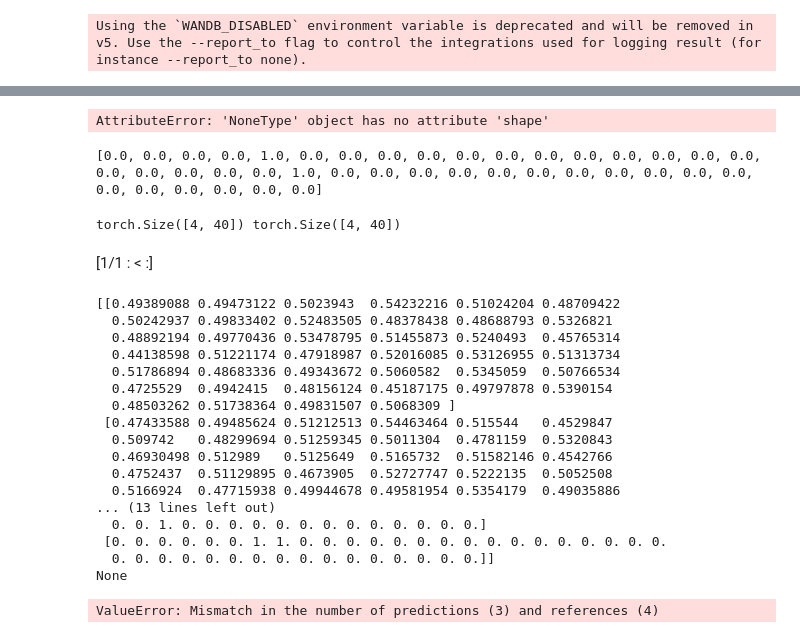
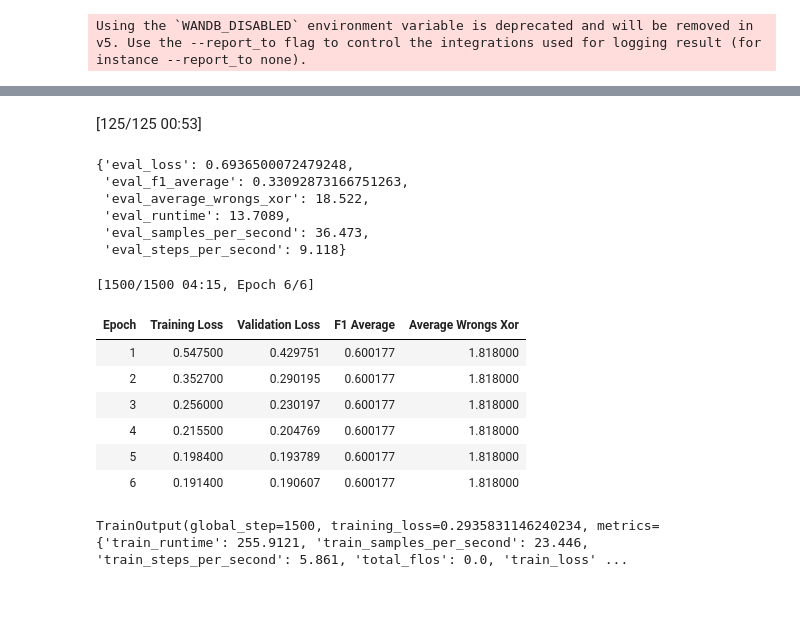
Before and after one commit to RicoBorra/ProteinFunctionPrediction, a Jupyter notebook: get_go_slimming_set_annotation.ipynb, the cells around one changed output, grey strips where cells are left out. Drawn from its saved outputs; the diff is of its cells as text; code cells hidden in the pictures; blank space fills up the shorter version.

Commit message:
Implemented metrics and finished pipeline

```diff
--- a/get_go_slimming_set_annotation.ipynb
+++ b/get_go_slimming_set_annotation.ipynb
@@ -167,15 +145,13 @@ class ESMwithMultiClass(nn.Module):
 class MultilabelTrainer(Trainer):
     def compute_loss(self, model, inputs, return_outputs=False):
         labels = inputs.get("labels")
-        print(labels)
         logits = model(**inputs)['logits']
         #logits = outputs.get('logits')
-        print(logits.shape, labels.shape)
         loss_fct = nn.BCELoss()
         loss = loss_fct(logits.view(-1, self.model.num_labels),
                         labels.float().view(-1, self.model.num_labels))
         loss = loss.mean()
-        return (loss, logits) if return_outputs else loss
+        return (loss, model(**inputs)) if return_outputs else loss
 # %%
 import evaluate
 from transformers import DataCollatorWithPadding
@@ -184,17 +160,23 @@ from typing import List, Dict, Any
 def compute_metrics(eval_pred):
     f1_score = evaluate.load("f1")
     predictions, labels = eval_pred
-    print(predictions, labels)
-    print(eval_pred.inputs)
+    #print("metrics")
+    #print(predictions, labels)
+    #print(eval_pred.inputs)
     predictions = np.where(predictions > 0.5, 1, 0)
-    return f1_score.compute(predictions=predictions, references=labels, average="macro")
+    labels = np.where(labels > 0.5, 1, 0)
+    f1s = []
+    for i in range(40):
+        f1s.append(f1_score.compute(predictions=predictions[:, i], references=labels[:, i], average="macro")['f1'])
+    average_wrongs = np.logical_xor(predictions, labels).sum(axis=1).mean()
+    return {'f1_average' : sum(f1s) / len(f1s), 'average_wrongs_xor' : float(average_wrongs)}
 
 data_collator = DataCollatorWithPadding(tokenizer=tokenizer)
 # %%
 esm = ESMwithMultiClass()
 training_args = TrainingArguments(
     output_dir="./esm_multilabel",
-    learning_rate=1e-5,
+    learning_rate=1e-4,
     per_device_train_batch_size=BATCH_SIZE,
     per_device_eval_batch_size=BATCH_SIZE,
     num_train_epochs=NUM_EPOCHS,
@@ -210,8 +192,8 @@ Using the `WANDB_DISABLED` environment variable is deprecated and will be remove
 trainer = MultilabelTrainer( # can you belive that it drops columns that are not explicitly used by the model?
         model=esm,
         args=training_args,
-        train_dataset=ds["train"],
-        eval_dataset=ds["test"],
+        train_dataset=ds["train"].select(range(1_000)),
+        eval_dataset=ds["test"].select(range(500)),
         tokenizer=tokenizer,
         data_collator=data_collator,
         compute_metrics=compute_metrics,
@@ -229,33 +201,22 @@ esm(input_ids=torch.tensor(ds['train'][0]['input_ids']).reshape(1, -1).cuda(),\
-# %%
-trainer.compute_loss(esm, inputs={'input_ids' : torch.tensor(ds['train'][0]['input_ids']).reshape(1, -1).cuda(), \
-                                  'attention_mask' : torch.tensor(ds['train'][0]['attention_mask']).reshape(1, -1).cuda(),\
-                                    'labels' : torch.tensor(ds['train'][0]['labels']).reshape(1, -1).cuda()})
-# %% [output]
-AttributeError: 'NoneType' object has no attribute 'shape'
-# %%
-print(ds['train'][0]['labels'])
-# %% [output]
-[0.0, 0.0, 0.0, 0.0, 1.0, 0.0, 0.0, 0.0, 0.0, 0.0, 0.0, 0.0, 0.0, 0.0, 0.0, 0.0, 0.0, 0.0, 0.0, 0.0, 0.0, 0.0, 1.0, 0.0, 0.0, 0.0, 0.0, 0.0, 0.0, 0.0, 0.0, 0.0, 0.0, 0.0, 0.0, 0.0, 0.0, 0.0, 0.0, 0.0]
 # %%
-trainer.evaluate(ds['train'].select(range(4)))
+trainer.evaluate(ds["test"].select(range(500)))
 # %% [output]
+[125/125 00:53]
-torch.Size([4, 40]) torch.Size([4, 40])
+{'eval_loss': 0.6936500072479248,
+ 'eval_f1_average': 0.33092873166751263,
+ 'eval_average_wrongs_xor': 18.522,
+ 'eval_runtime': 13.7089,
+ 'eval_samples_per_second': 36.473,
+ 'eval_steps_per_second': 9.118}
-[1/1 : < :]
-[[0.49389088 0.49473122 0.5023943  0.54232216 0.51024204 0.48709422
-  0.50242937 0.49833402 0.52483505 0.48378438 0.48688793 0.5326821
-  0.48892194 0.49770436 0.53478795 0.51455873 0.5240493  0.45765314
-  0.44138598 0.51221174 0.47918987 0.52016085 0.53126955 0.51313734
-  0.51786894 0.48683336 0.49343672 0.5060582  0.5345059  0.50766534
-  0.4725529  0.4942415  0.48156124 0.45187175 0.49797878 0.5390154
-  0.48503262 0.51738364 0.49831507 0.5068309 ]
- [0.47433588 0.49485624 0.51212513 0.54463464 0.515544   0.4529847
-  0.509742   0.48299694 0.51259345 0.5011304  0.4781159  0.5320843
-  0.46930498 0.512989   0.5125649  0.5165732  0.51582146 0.4542766
-  0.4752437  0.51129895 0.4673905  0.52727747 0.5222135  0.5052508
-  0.5166924  0.47715938 0.49944678 0.49581954 0.5354179  0.49035886
-... (13 lines left out)
-  0. 0. 1. 0. 0. 0. 0. 0. 0. 0. 0. 0. 0. 0. 0. 0.]
- [0. 0. 0. 0. 0. 0. 1. 1. 0. 0. 0. 0. 0. 0. 0. 0. 0. 0. 0. 0. 0. 0. 0. 0.
-  0. 0. 0. 0. 0. 0. 0. 0. 0. 0. 0. 0. 0. 0. 0. 0.]]
-None
-ValueError: Mismatch in the number of predictions (3) and references (4)
+# %%
+trainer.train()
+# %% [output]
+[1500/1500 04:15, Epoch 6/6]
+| Epoch | Training Loss | Validation Loss | F1 Average | Average Wrongs Xor |
+| 1 | 0.547500 | 0.429751 | 0.600177 | 1.818000 |
+| 2 | 0.352700 | 0.290195 | 0.600177 | 1.818000 |
+| 3 | 0.256000 | 0.230197 | 0.600177 | 1.818000 |
+| 4 | 0.215500 | 0.204769 | 0.600177 | 1.818000 |
+| 5 | 0.198400 | 0.193789 | 0.600177 | 1.818000 |
+| 6 | 0.191400 | 0.190607 | 0.600177 | 1.818000 |
+TrainOutput(global_step=1500, training_loss=0.2935831146240234, metrics={'train_runtime': 255.9121, 'train_samples_per_second': 23.446, 'train_steps_per_second': 5.861, 'total_flos': 0.0, 'train_loss' ...
```
Also changed, not shown: parts of 5 cells of this notebook.
